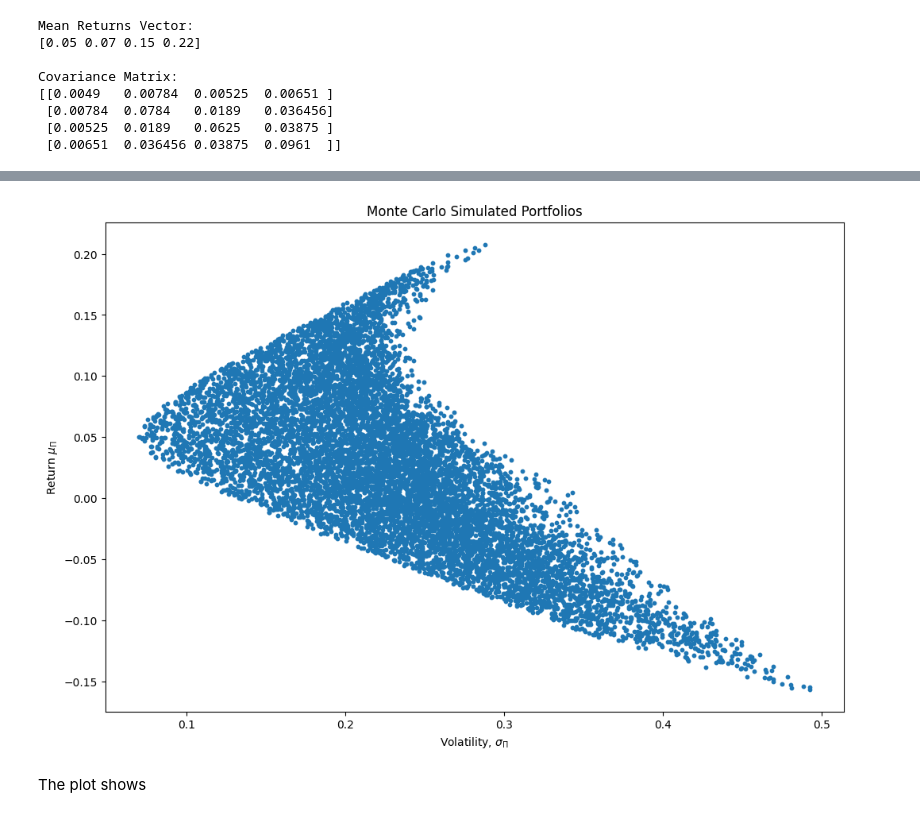
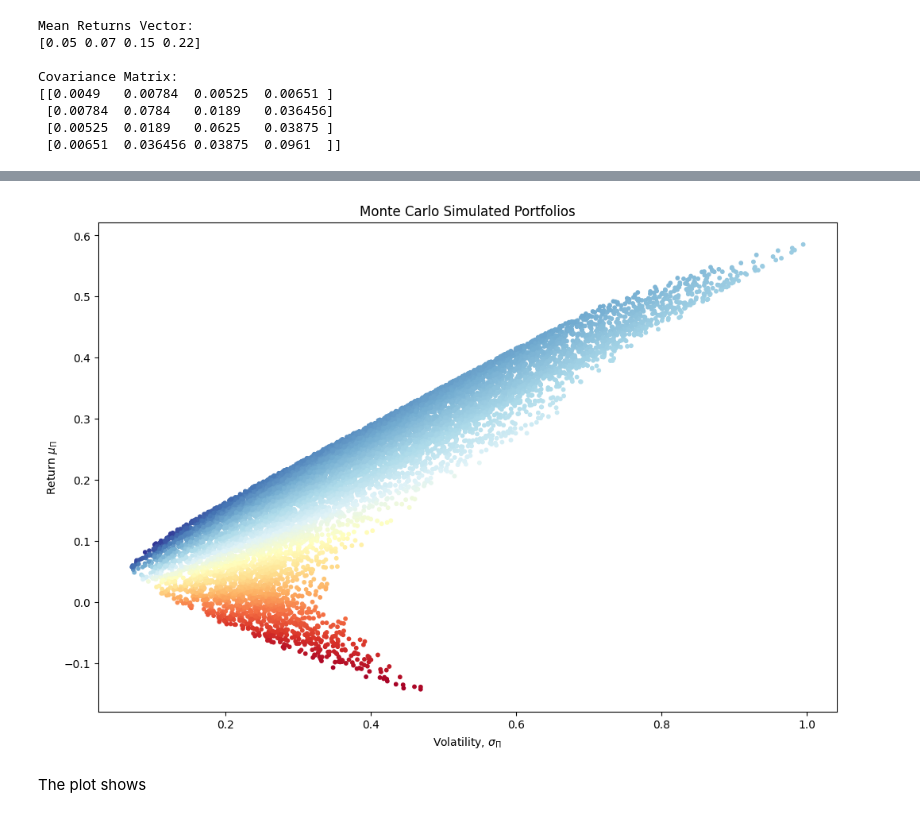
Before and after one commit to imharrisonking/cqf, a Jupyter notebook: 02-quantitative-risk-and-return/exam/E1_HARRISONKING_REPORT.ipynb, the cells around one changed output, grey strips where cells are left out. Cells and saved outputs as stored; diff of their text form; code cells hidden in the pictures.

Commit message:
Allow for random weight allocation in Question 4 to be negative for assets A, B and C so that its not only asset D that has negative weight allocation

```diff
--- a/02-quantitative-risk-and-return/exam/E1_HARRISONKING_REPORT.ipynb
+++ b/02-quantitative-risk-and-return/exam/E1_HARRISONKING_REPORT.ipynb
@@ -551,14 +551,13 @@ np.random.seed(0)
 # Set the seed for reproducibility
 rng = np.random.default_rng(0)
 
-# Generate 10,000 random portfolios of shape (10000, 4)
+# Generate 10,000 random portfolios of shape (10000, 4) with random weights between -1 and 1
 NUMBER_OF_PORTFOLIOS = 10000
 assets = ['A', 'B', 'C', 'D']
-portfolio_weights = rng.random((NUMBER_OF_PORTFOLIOS, len(assets)))
+portfolio_weights = (1 - (-1)) * rng.random((NUMBER_OF_PORTFOLIOS, len(assets))) - 1
 
 # Re-compute the weights of the 4th asset 'D' to satisfy budget constraint
 portfolio_weights[:, len(assets) - 1] = 1 - np.sum(portfolio_weights[:, :len(assets) - 1], axis=1)
-# portfolio_weights /= np.sum(portfolio_weights, axis=1)[:, np.newaxis]
 
 print(f'Randomly generated weights: \n {portfolio_weights}')
 # %% [output]
@@ -613,0 +613,4 @@ portfolio_df.head()
+# %%
+# Calculate the Sharpe Ratio for each portfolio
+portfolio_df['Sharpe Ratio'] = portfolio_df['Portfolio Return'] / portfolio_df['Portfolio Volatility']
+portfolio_df.head()
@@ -614,13 +624,13 @@ portfolio_df.head()
 # %%
 # Plot the Monte Carlo simulation using matplotlib
 fig = plt.figure(figsize=(12, 8))
-plt.scatter(portfolio_df['Portfolio Volatility'], portfolio_df['Portfolio Return'], marker='o', s=10)
+plt.scatter(portfolio_df['Portfolio Volatility'], portfolio_df['Portfolio Return'], s=10, c=portfolio_df['Sharpe Ratio'], cmap='RdYlBu', marker='o', )
 plt.xlabel('Volatility, $\sigma_{\Pi}$')
 plt.ylabel('Return $\mu_{\Pi}$')
 plt.title('Monte Carlo Simulated Portfolios')
 plt.show()
 # %% [output]
-[figure, old version]
+[figure, new version]
 # %% [markdown]
 The plot shows
 # %% [markdown]
```
Also changed, not shown: parts of 5 cells of this notebook, 3 other files.
